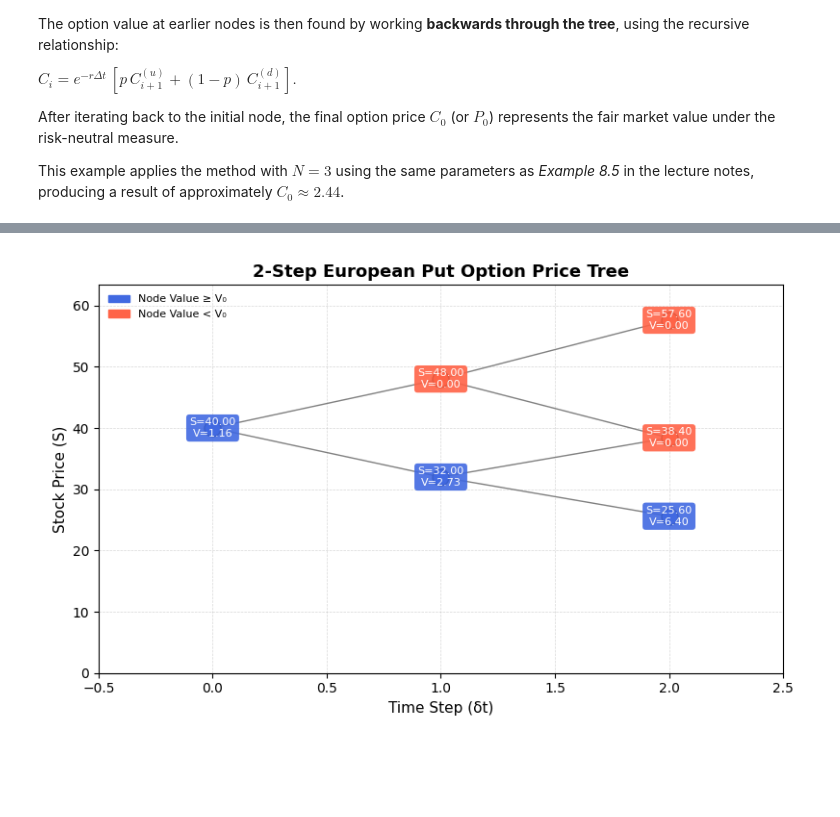
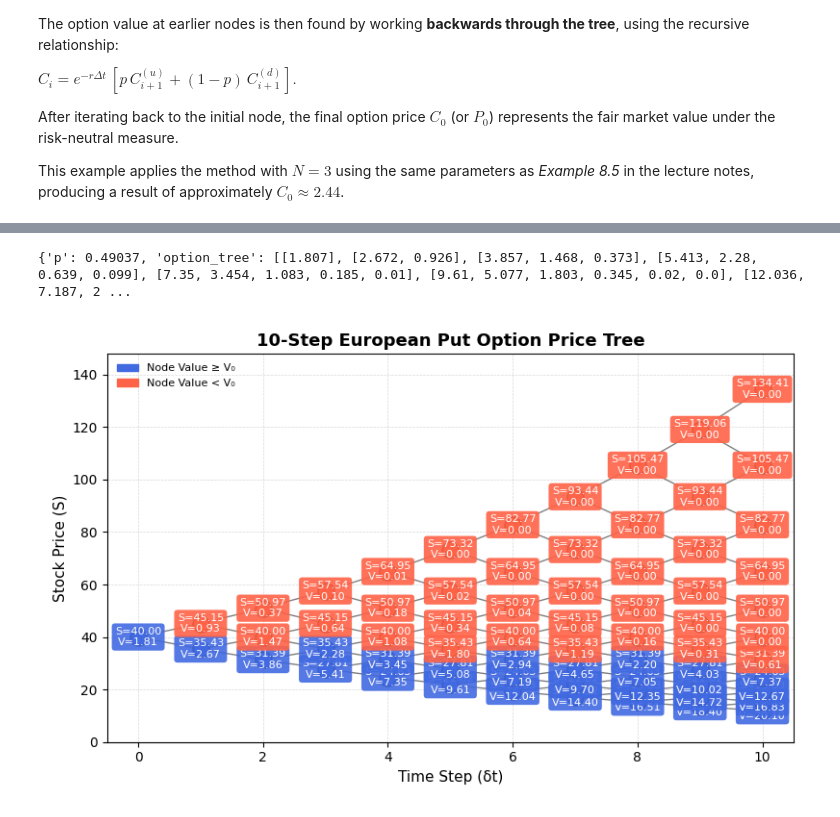
Before and after one commit to heavy-t/MMATH_Project, a Jupyter notebook: Euro Binomial Tree.ipynb, the cells around one changed output, grey strips where cells are left out. Cells and saved outputs as stored; diff of their text form; code cells hidden in the pictures; blank space fills up the shorter version.

```diff
--- a/Euro Binomial Tree.ipynb
+++ b/Euro Binomial Tree.ipynb
@@ -252,7 +253,9 @@ print(result)
 # %%
-S0, E, r, T, u, d, N , option_type = 40, 32, 0.1, 0.5, 1.2, 0.8, 2 , "put"
+S0, E, r, T, u, d, N , option_type = 40, 32, 0.1, 0.5, 1.128849933527217, 0.8858573405549035, 10 , "put"
 result = euro_binomial_tree(S0, E, r, T, u, d, N, option_type)
+print(result)
 
 plot_euro_binomial_option_tree(result)
 # %% [output]
+{'p': 0.49037, 'option_tree': [[1.807], [2.672, 0.926], [3.857, 1.468, 0.373], [5.413, 2.28, 0.639, 0.099], [7.35, 3.454, 1.083, 0.185, 0.01], [9.61, 5.077, 1.803, 0.345, 0.02, 0.0], [12.036, 7.187, 2 ...
-[figure, old version]
+[figure, new version]
```
Also changed, not shown: parts of 1 cell of this notebook, 4 other files.
